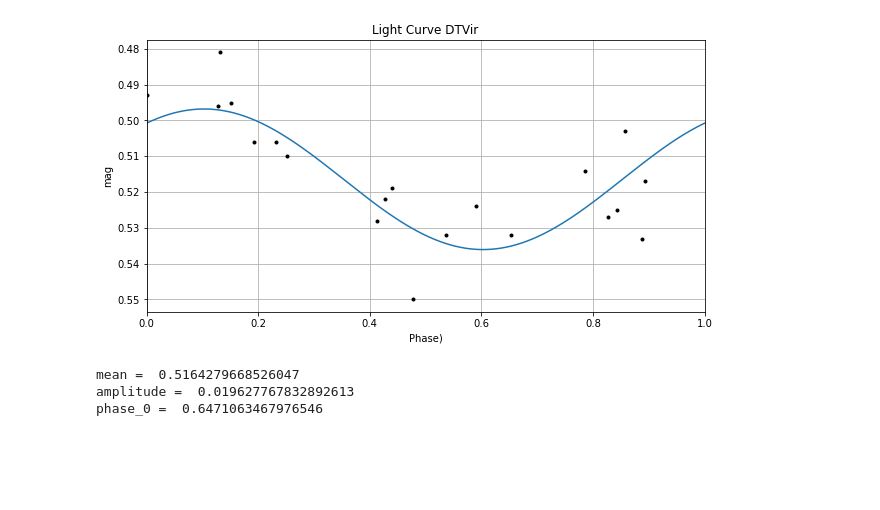
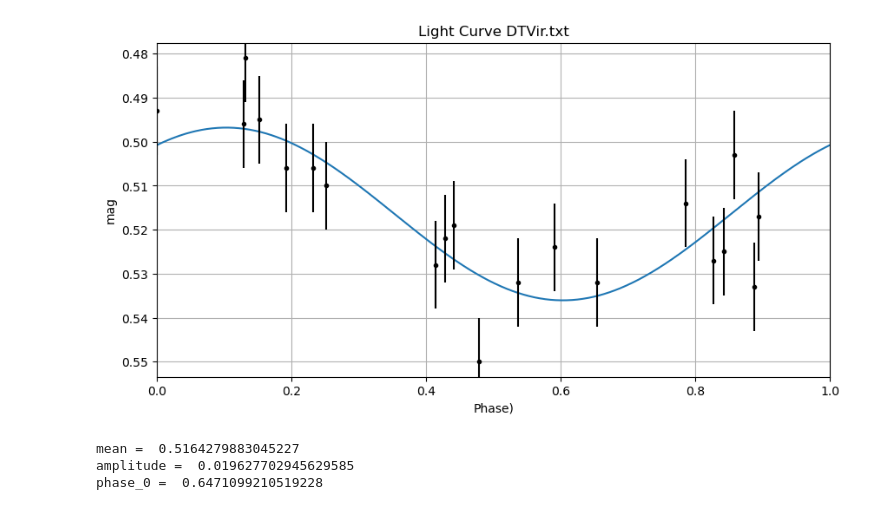
Before and after one commit to Alisyaifudin/AsPeng, a Jupyter notebook: DCDFTDTVIR.ipynb, the cells around one changed output. Cells and saved outputs as stored; diff of their text form; code cells hidden in the pictures; blank space fills up the shorter version.

```diff
--- a/DCDFTDTVIR.ipynb
+++ b/DCDFTDTVIR.ipynb
@@ -163,0 +24,5 @@ Use the period to plot the light curve? (y/n) = y
+# %%
+###################### Config 1 ###########################
+t0 = t[0]
+mulai = t0 # 'Input first day of the light curve plot
+selesai = t[len(t)-1] # 'Input last day of the light curve plot
@@ -163,0 +136,22 @@ Use the period to plot the light curve? (y/n) = y
+# %%
+########### Menentukan fase dan plot kurva cahayanya ##############
+
+print('Period = %f days(s)'%period)
+print('Frequency = %f /day'%omega[np.argmax(H)])
+
+print('Confidence Interval = %f%%' %max(C))
+Ya = input('Use the period to plot the light curve? (y/n) = ')
+if Ya == 'n':
+    period = float(input('Input the period = '))
+fase = (t-t[0])/period - (t-t[0])//period
+
+plt.figure(0,figsize=(15,5))
+plt.plot(fase, m, 'k.')
+plt.ylim(mr+min(f)*1.1,mr+max(f)*1.1)
+plt.gca().invert_yaxis()
+plt.xlabel('Phase)')
+plt.ylabel('mag')
+plt.xlim(0,1)
+plt.title('Light Curve %s'%file)
+plt.grid(True)
+plt.show()
@@ -164,33 +163,34 @@ Use the period to plot the light curve? (y/n) = y
 # %%
-def light_curve(phase, mean, amplitude,phase0):
+def model(phase, mean, amplitude, phase0):
     return amplitude*np.sin(phase*2*np.pi+phase0*2*np.pi)+mean
 
 phase = np.linspace(0,1,1000)
 phase0 = 0.65
 amplitude = 0.02
 mean = 0.51
 
-popt, pcov = curve_fit(light_curve, fase, m, p0=(mean, amplitude, phase0))
+popt, pcov = curve_fit(model, fase, m, p0=(mean, amplitude, phase0))
 
-magnitude = light_curve(phase, popt[0], popt[1], popt[2])
+magnitude = model(phase, popt[0], popt[1], popt[2])
 
 plt.figure(figsize=(10,5))
 plt.plot(phase, magnitude)
-plt.plot(fase, m, 'k.')
+plt.errorbar(fase, m, yerr=merr, fmt='k.')
 plt.ylim(mr+min(f)*1.1,mr+max(f)*1.1)
 plt.xlabel('Phase)')
 plt.ylabel('mag')
 plt.xlim(0,1)
 plt.title('Light Curve %s'%file)
 plt.grid(True)
 plt.gca().invert_yaxis()
+plt.savefig('LightCurve-No-Uncertainty.png')
 plt.show()
 print('mean = ', popt[0])
 print('amplitude = ', popt[1])
 print('phase_0 = ', popt[2])
 # %% [output]
-[figure, old version]
+[figure, new version]
-mean =  0.5164279668526047
-amplitude =  0.019627767832892613
-phase_0 =  0.6471063467976546
+mean =  0.5164279883045227
+amplitude =  0.019627702945629585
+phase_0 =  0.6471099210519228
 # %%
```
Also changed, not shown: parts of 20 cells of this notebook, 10 other files.
